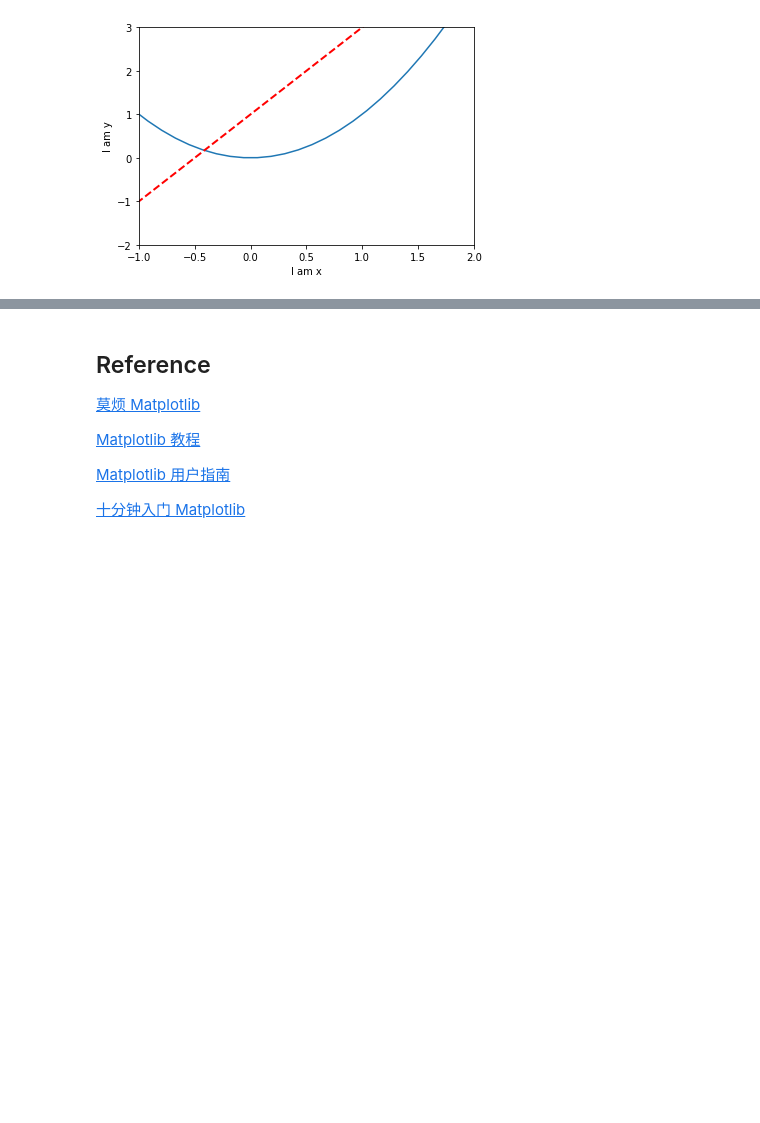
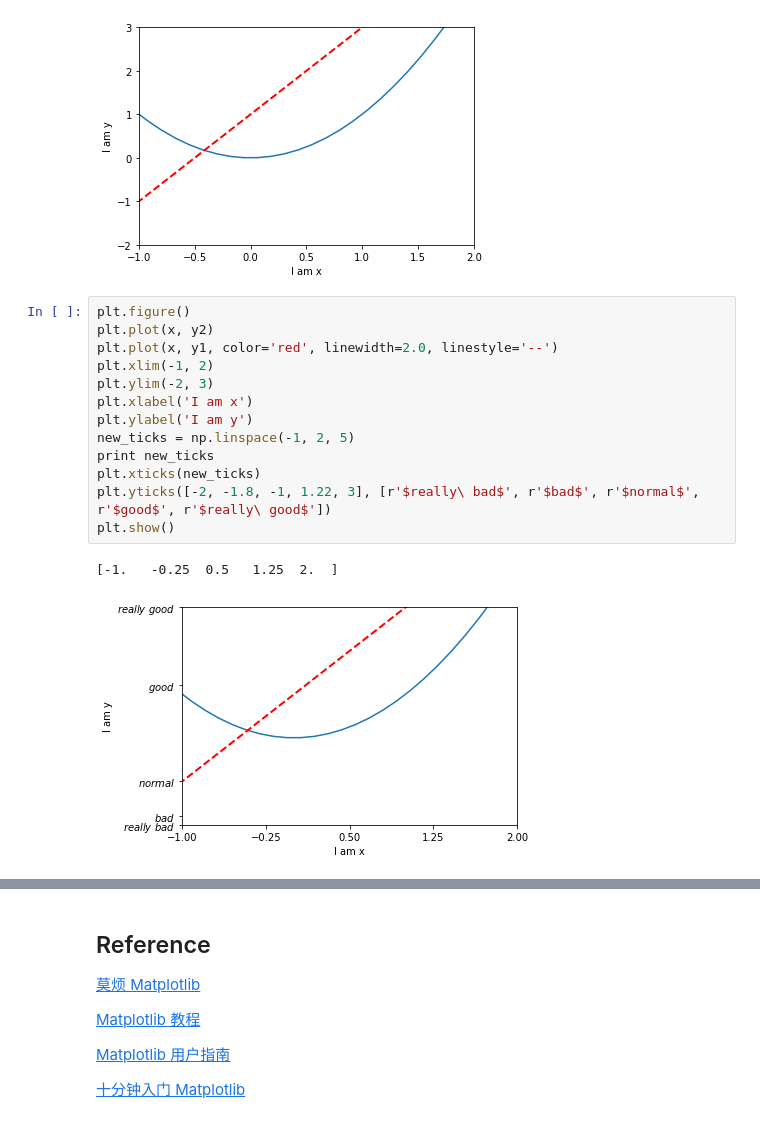
Before and after one commit to miaopei/MachineLearning, a Jupyter notebook: math_note/matplotlib.ipynb, the cells around one changed output, grey strips where cells are left out. Saved outputs shown, nothing was run; the diff lists cells and outputs as text; blank space fills up the shorter version.

```diff
--- a/math_note/matplotlib.ipynb
+++ b/math_note/matplotlib.ipynb
@@ -31,3 +31,19 @@ plt.ylabel('I am y')
 plt.show()
 # %% [output]
 [figure]
+# %%
+plt.figure()
+plt.plot(x, y2)
+plt.plot(x, y1, color='red', linewidth=2.0, linestyle='--')
+plt.xlim(-1, 2)
+plt.ylim(-2, 3)
+plt.xlabel('I am x')
+plt.ylabel('I am y')
+new_ticks = np.linspace(-1, 2, 5)
+print new_ticks
+plt.xticks(new_ticks)
+plt.yticks([-2, -1.8, -1, 1.22, 3], [r'$really\ bad$', r'$bad$', r'$normal$', r'$good$', r'$really\ good$'])
+plt.show()
+# %% [output]
+[-1.   -0.25  0.5   1.25  2.  ]
+[figure, added]
```
Also changed, not shown: parts of 9 cells of this notebook.
